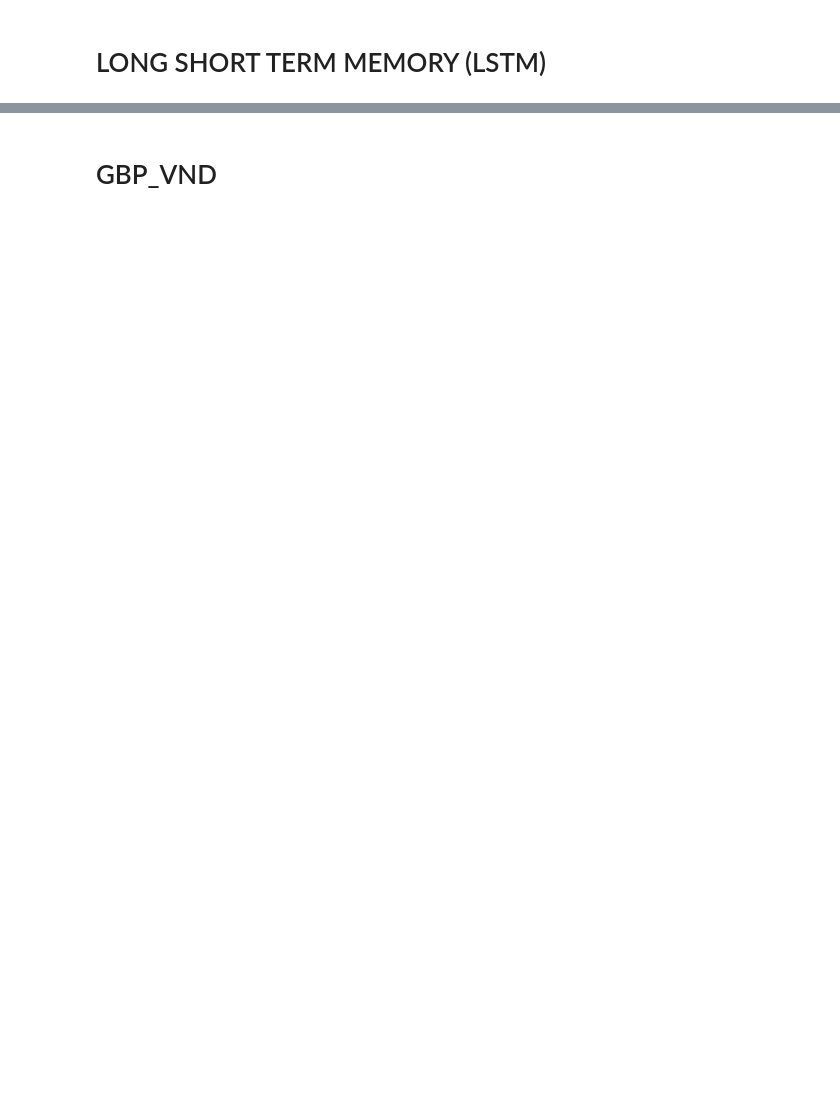
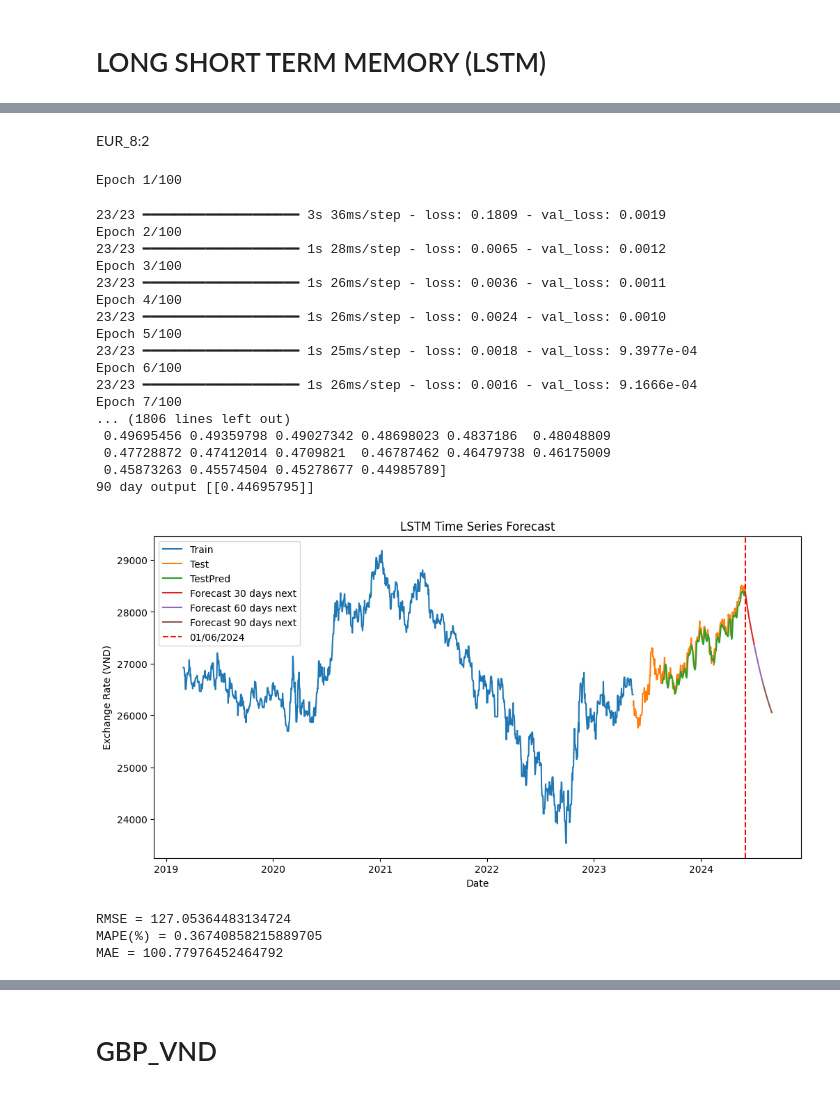
Before and after one commit to TTMChung/IS403_O22_HTCL_4, a Jupyter notebook: Model/LSTM.ipynb, the cells around one changed output, grey strips where cells are left out. Drawn from its saved outputs; the diff is of its cells as text; code cells hidden in the pictures; blank space fills up the shorter version.

Commit message:
update LSTM code

```diff
--- a/Model/LSTM.ipynb
+++ b/Model/LSTM.ipynb
@@ -279,0 +164,29 @@ MAE = 106.11359089176887
+# %%
+def implement_LSTM(train, test):
+    time_step = 100
+    # Convert Train, Test data
+    X_train, y_train, X_test, y_test = convert_data(train, test, time_step)
+
+    # Define LSTM model
+    model = Sequential()
+    model.add(LSTM(50, input_shape=(time_step, 1)))
+    model.add(Dense(1))
+    model.compile(loss='mean_squared_error', optimizer='adam')
+
+    # Fit model
+    model.fit(X_train, y_train, validation_data=(X_test, y_test), epochs=100, batch_size=64, verbose=1)
+
+    # Predict Test data
+    pre_test = model.predict(X_test)
+
+    # Forecast next 30, 60, 90 days data
+    forecast30, forecast60, forecast90 = forecast_days(model, test)
+
+    # Visualize model
+    visualize_LSTM(model, train, test, pre_test, forecast30, forecast60, forecast90)
+
+    # Standardize
+    train, test, pre_test, forecast30, forecast60, forecast90 = standardizate_data(train, test, pre_test, forecast30, forecast60, forecast90)
+
+    # Measure accuracy
+    evaluate(pre_test, test[100:])
@@ -279,0 +195,13 @@ MAE = 106.11359089176887
+# %%
+# Scale data
+eur_sc = scaler.fit_transform(np.array(eur).reshape(-1, 1))
+# Split train, test data
+## case 1. 7:3
+train_eur_1_sc = eur_sc[:int(0.7 * len(eur))]
+test_eur_1_sc = eur_sc[int(0.7 * len(eur)):]
+## case 2. 8:2
+train_eur_2_sc = eur_sc[:int(0.8 * len(eur))]
+test_eur_2_sc = eur_sc[int(0.8 * len(eur)):]
+## case 3. 9:1
+train_eur_3_sc = eur_sc[:int(0.9 * len(eur))]
+test_eur_3_sc = eur_sc[int(0.9 * len(eur)):]
@@ -279,0 +234,27 @@ MAE = 106.11359089176887
+# %% [markdown]
+EUR_8:2
+# %%
+implement_LSTM(train_eur_2_sc, test_eur_2_sc)
+# %% [output]
+Epoch 1/100
+23/23 ━━━━━━━━━━━━━━━━━━━━ 3s 36ms/step - loss: 0.1809 - val_loss: 0.0019
+Epoch 2/100
+23/23 ━━━━━━━━━━━━━━━━━━━━ 1s 28ms/step - loss: 0.0065 - val_loss: 0.0012
+Epoch 3/100
+23/23 ━━━━━━━━━━━━━━━━━━━━ 1s 26ms/step - loss: 0.0036 - val_loss: 0.0011
+Epoch 4/100
+23/23 ━━━━━━━━━━━━━━━━━━━━ 1s 26ms/step - loss: 0.0024 - val_loss: 0.0010
+Epoch 5/100
+23/23 ━━━━━━━━━━━━━━━━━━━━ 1s 25ms/step - loss: 0.0018 - val_loss: 9.3977e-04
+Epoch 6/100
+23/23 ━━━━━━━━━━━━━━━━━━━━ 1s 26ms/step - loss: 0.0016 - val_loss: 9.1666e-04
+Epoch 7/100
+... (1806 lines left out)
+ 0.49695456 0.49359798 0.49027342 0.48698023 0.4837186  0.48048809
+ 0.47728872 0.47412014 0.4709821  0.46787462 0.46479738 0.46175009
+ 0.45873263 0.45574504 0.45278677 0.44985789]
+90 day output [[0.44695795]]
+[figure, added]
+RMSE = 127.05364483134724
+MAPE(%) = 0.36740858215889705
+MAE = 100.77976452464792
```
Also changed, not shown: parts of 55 cells of this notebook.
